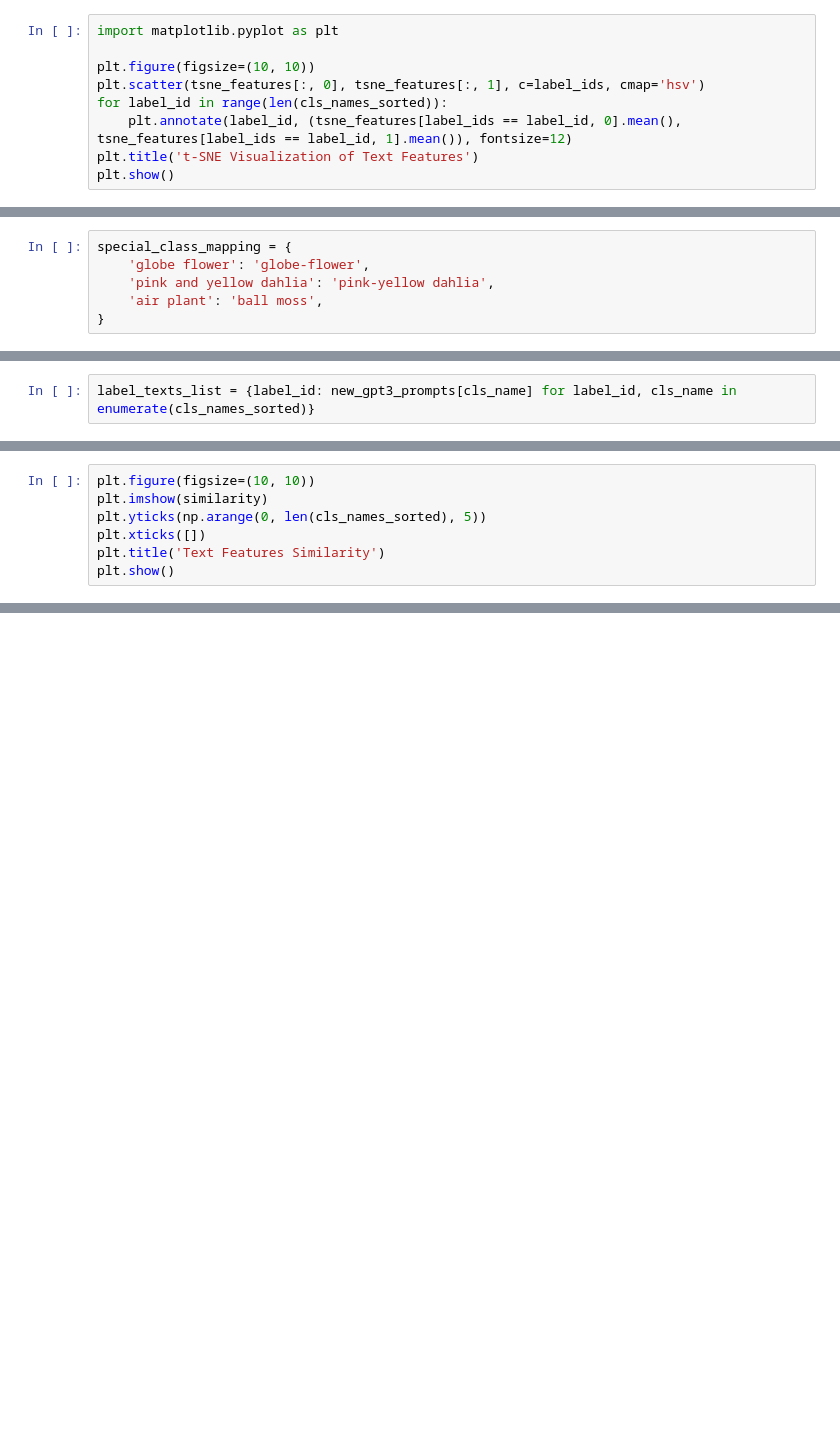
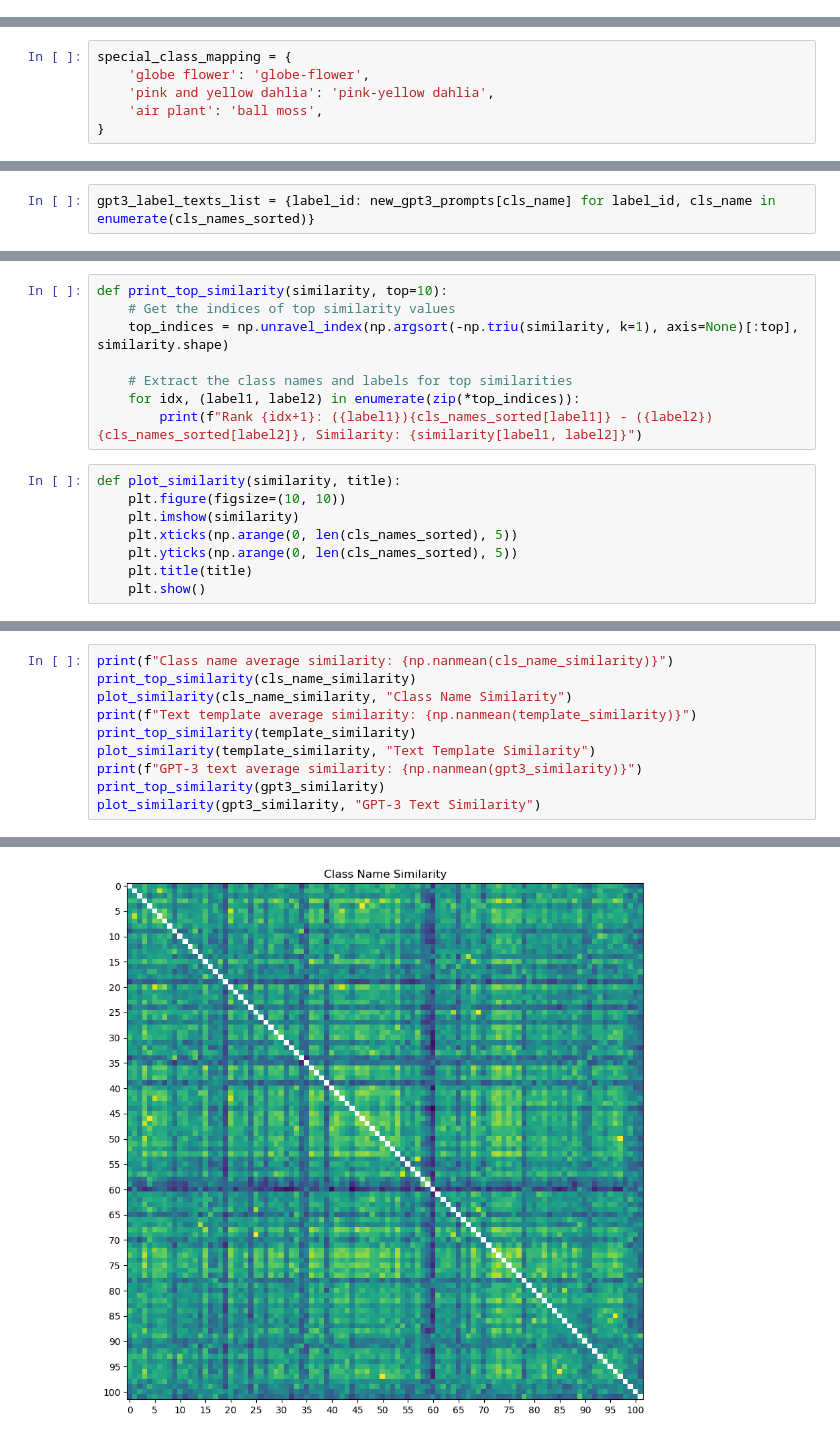
Before and after one commit to oz-e/applied-ml, a Jupyter notebook: tSNE_similarity_on_text_flower.ipynb, the cells around one changed output, grey strips where cells are left out. Saved outputs shown, nothing was run; the diff lists cells and outputs as text; blank space fills up the shorter version.

```diff
--- a/tSNE_similarity_on_text_flower.ipynb
+++ b/tSNE_similarity_on_text_flower.ipynb
@@ -161,9 +79,0 @@ tsne_features = tsne.fit_transform(text_features)
-# %%
-import matplotlib.pyplot as plt
-
-plt.figure(figsize=(10, 10))
-plt.scatter(tsne_features[:, 0], tsne_features[:, 1], c=label_ids, cmap='hsv')
-for label_id in range(len(cls_names_sorted)):
-    plt.annotate(label_id, (tsne_features[label_ids == label_id, 0].mean(), tsne_features[label_ids == label_id, 1].mean()), fontsize=12)
-plt.title('t-SNE Visualization of Text Features')
-plt.show()
@@ -200,3 +130,3 @@ for cls_name, texts in gpt3_prompts.items():
 # %%
-label_texts_list = {label_id: new_gpt3_prompts[cls_name] for label_id, cls_name in enumerate(cls_names_sorted)}
+gpt3_label_texts_list = {label_id: new_gpt3_prompts[cls_name] for label_id, cls_name in enumerate(cls_names_sorted)}
 # %%
@@ -221,7 +152,16 @@ with torch.no_grad():
+# %%
+def print_top_similarity(similarity, top=10):
+    # Get the indices of top similarity values
+    top_indices = np.unravel_index(np.argsort(-np.triu(similarity, k=1), axis=None)[:top], similarity.shape)
+
+    # Extract the class names and labels for top similarities
+    for idx, (label1, label2) in enumerate(zip(*top_indices)):
+        print(f"Rank {idx+1}: ({label1}){cls_names_sorted[label1]} - ({label2}){cls_names_sorted[label2]}, Similarity: {similarity[label1, label2]}")
 # %%
-plt.figure(figsize=(10, 10))
-plt.imshow(similarity)
-plt.yticks(np.arange(0, len(cls_names_sorted), 5))
-plt.xticks([])
-plt.title('Text Features Similarity')
-plt.show()
+def plot_similarity(similarity, title):
+    plt.figure(figsize=(10, 10))
+    plt.imshow(similarity)
+    plt.xticks(np.arange(0, len(cls_names_sorted), 5))
+    plt.yticks(np.arange(0, len(cls_names_sorted), 5))
+    plt.title(title)
+    plt.show()
@@ -252,0 +168,11 @@ Rank 9: (5)tiger lily - (20)fire lily, Similarity: 0.880859375
+# %%
+print(f"Class name average similarity: {np.nanmean(cls_name_similarity)}")
+print_top_similarity(cls_name_similarity)
+plot_similarity(cls_name_similarity, "Class Name Similarity")
+print(f"Text template average similarity: {np.nanmean(template_similarity)}")
+print_top_similarity(template_similarity)
+plot_similarity(template_similarity, "Text Template Similarity")
+print(f"GPT-3 text average similarity: {np.nanmean(gpt3_similarity)}")
+print_top_similarity(gpt3_similarity)
+plot_similarity(gpt3_similarity, "GPT-3 Text Similarity")
+# %% [output]
@@ -252,0 +190 @@ Rank 9: (5)tiger lily - (20)fire lily, Similarity: 0.880859375
+[figure, added]
```
Also changed, not shown: parts of 24 cells of this notebook.
